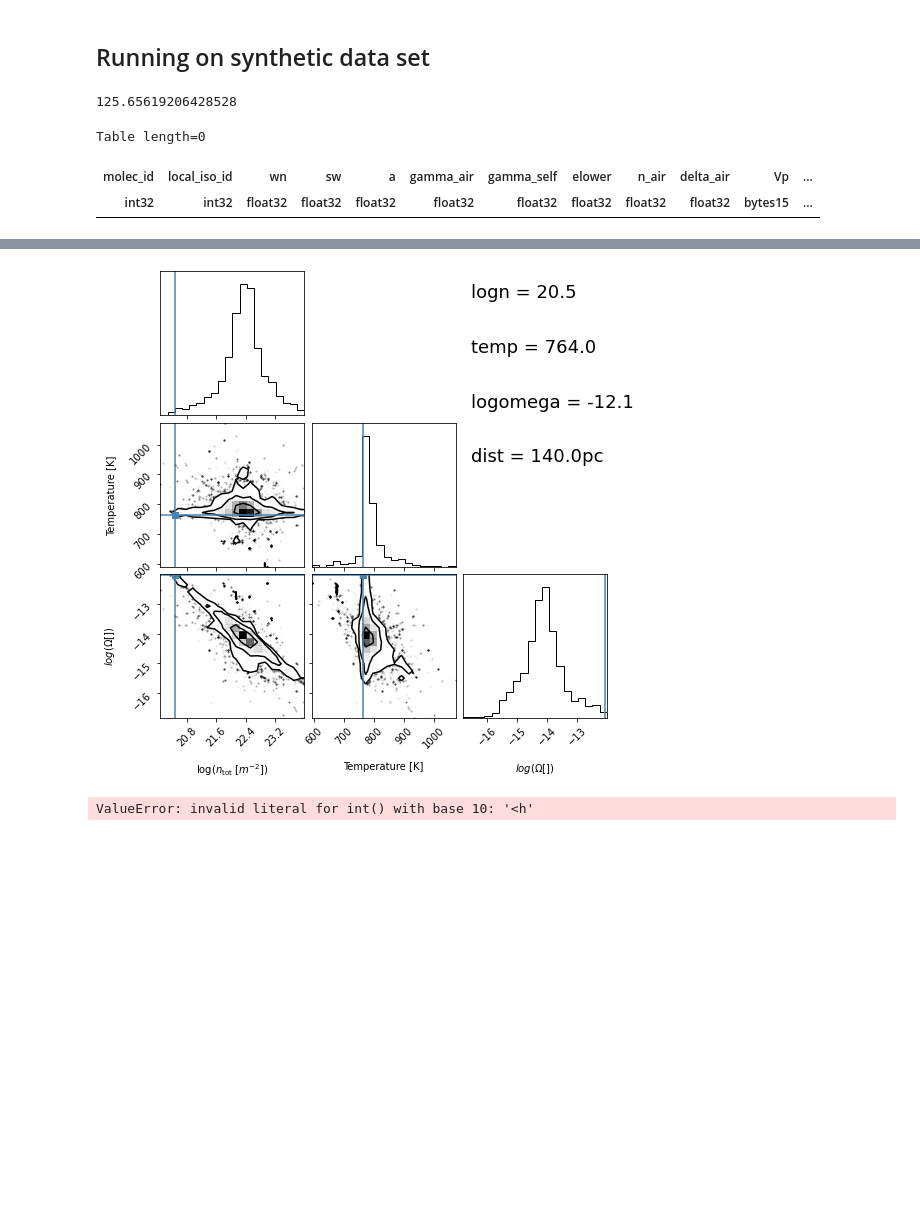
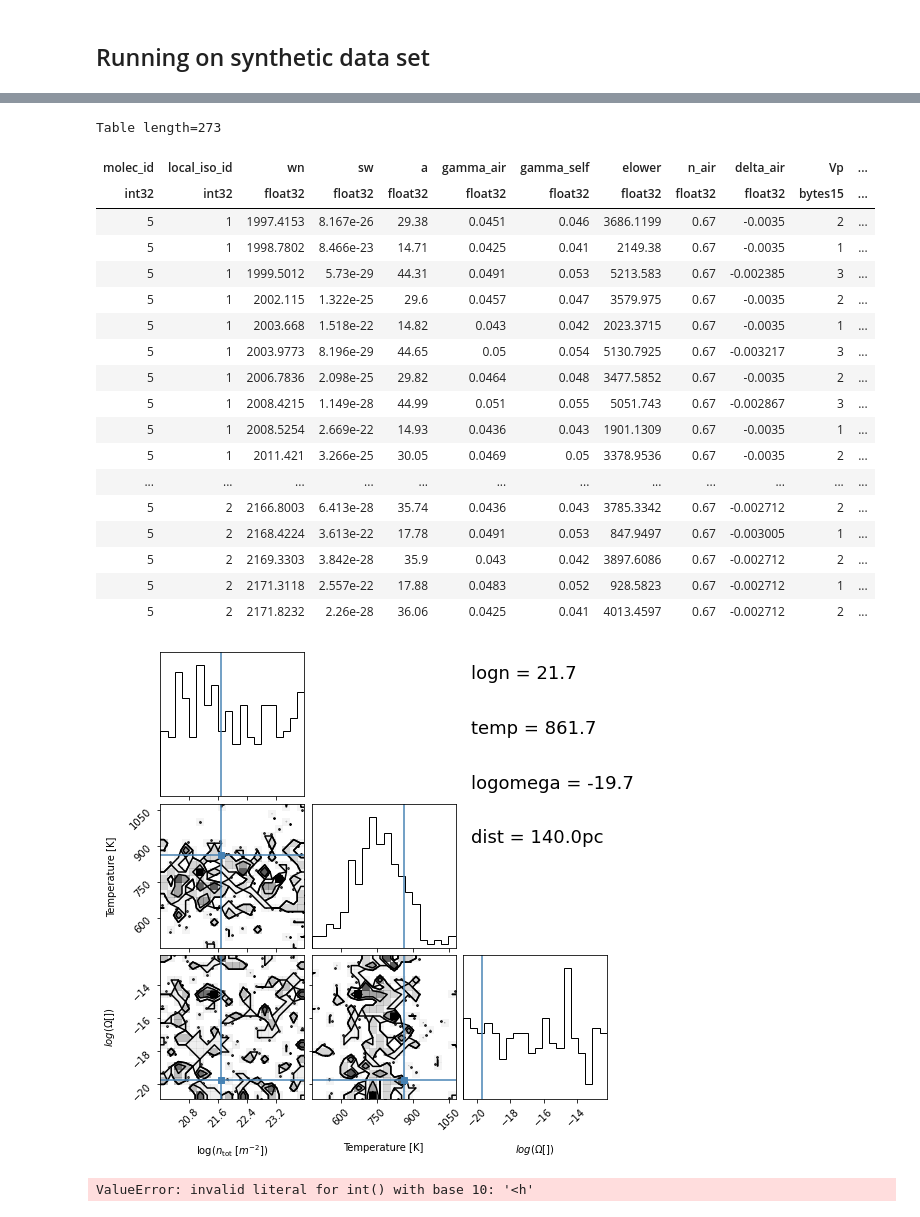
Before and after one commit to csalyk/slab_fitter, a Jupyter notebook: slab_fitter_adam.ipynb, the cells around one changed output, grey strips where cells are left out. Cells and saved outputs as stored; diff of their text form; code cells hidden in the pictures; blank space fills up the shorter version.

```diff
--- a/slab_fitter_adam.ipynb
+++ b/slab_fitter_adam.ipynb
@@ -47,11 +47,11 @@ params = np.array([logn, temp, logomega, distance])
 
 # Make spectrum
 
-spec = make_spec('CO2', 10**params[0], params[1], sangle_to_area(10**params[2], params[3]),\
-                 wmin=(1/5000.)*10**4, wmax=(1/5500.)*10**4, isotopologue_number = 1, d_pc=distance, swmin=4e-22)
+spec = make_spec('CO', 10**params[0], params[1], sangle_to_area(10**params[2], params[3]),\
+                 wmin=4.6, wmax=5.01, isotopologue_number = 1, d_pc=distance)
 
-spec2 = make_spec('HCN', 10**params[0], params[1], sangle_to_area(10**params[2], params[3]),
-             wmin=(1/5000.)*10**4, wmax=(1/5500.)*10**4, isotopologue_number = 1, d_pc=distance, swmin=4e-22)
+spec2 = make_spec('CH4', 10**params[0], params[1], sangle_to_area(10**params[2], params[3]),
+             wmin=4.6, wmax=5.01, isotopologue_number = 1, d_pc=distance)
 
 
 
@@ -75,17 +75,17 @@ synthdata['lineflux'] += sigma
 synthdata['lineflux_err'] = np.zeros(len(synthdata['lineflux']))+errorpercent*mean_lineflux
 
 
-# start_time=time.time()
-# postsamples = rot_mcmc(synthdata, minwave=1.05, maxwave=4.35,plot=False)
-# end_time=time.time()
+start_time=time.time()
+postsamples = rot_mcmc(synthdata, minwave=4.6, maxwave=5.01,plot=False)
+end_time=time.time()
 
-# fig = corner.corner(postsamples, labels=[ r"$\log(n_\mathrm{tot}$ $[m^{-2}])$",r"Temperature [K]", "$log(\Omega [])$"], truths=[params[0], params[1], params[2]])
+fig = corner.corner(postsamples, labels=[ r"$\log(n_\mathrm{tot}$ $[m^{-2}])$",r"Temperature [K]", "$log(\Omega [])$"], truths=[params[0], params[1], params[2]])
 
 
-# fig.text(.7,0.9,'logn = '+str(round(params[0],1)),fontsize=18)
-# fig.text(.7,0.8,'temp = '+str(round(params[1],1)),fontsize=18)
-# fig.text(.7,0.7,'logomega = '+str(round(params[2],1)),fontsize=18)
-# fig.text(.7,0.6,'dist = '+str(round(params[3],1))+'pc',fontsize=18)
+fig.text(.7,0.9,'logn = '+str(round(params[0],1)),fontsize=18)
+fig.text(.7,0.8,'temp = '+str(round(params[1],1)),fontsize=18)
+fig.text(.7,0.7,'logomega = '+str(round(params[2],1)),fontsize=18)
+fig.text(.7,0.6,'dist = '+str(round(params[3],1))+'pc',fontsize=18)
 
 print(end_time-start_time)
 
@@ -95,14 +95,8 @@ print(end_time-start_time)
 # 18750 - 360s input size = 165 emission lines (CO (isot=1) + CH4 (isot=1) emission lines)
 # 20000 - (O2 (isot=1))
 # 20000 - 125s input size = 74 emission lines (CO2 (isot=1) + HCN (isot=1))
-
-mybool = synthdata['lineflux'] > 0
-synthdata[mybool]
+# 20000 - 500s input size = 331 emission lines (HCN (isot=1) + O2 (isot=1))
+# 20000 - 195s input size = 110 emission lines (C2H2 (isot=1) + O3 (isot=1))
-# %% [output]
-125.65619206428528
-Table length=0
-| molec_id | local_iso_id | wn | sw | a | gamma_air | gamma_self | elower | n_air | delta_air | Vp | ... |
-| int32 | int32 | float32 | float32 | float32 | float32 | float32 | float32 | float32 | float32 | bytes15 | ... |
 # %%
 fig = corner.corner(postsamples, labels=[ r"$\log(n_\mathrm{tot}$ $[m^{-2}])$",r"Temperature [K]", "$log(\Omega [])$"], truths=[params[0], params[1], params[2]])
 
@@ -111,4 +105,6 @@ fig.text(.7,0.9,'logn = '+str(round(params[0],1)),fontsize=18)
 fig.text(.7,0.8,'temp = '+str(round(params[1],1)),fontsize=18)
 fig.text(.7,0.7,'logomega = '+str(round(params[2],1)),fontsize=18)
 fig.text(.7,0.6,'dist = '+str(round(params[3],1))+'pc',fontsize=18)
+
+synthdata
 # %% [output]
@@ -116,4 +114,23 @@ Text(0.7, 0.6, 'dist = 140.0pc')
+Table length=273
+| molec_id | local_iso_id | wn | sw | a | gamma_air | gamma_self | elower | n_air | delta_air | Vp | ... |
+| int32 | int32 | float32 | float32 | float32 | float32 | float32 | float32 | float32 | float32 | bytes15 | ... |
+| 5 | 1 | 1997.4153 | 8.167e-26 | 29.38 | 0.0451 | 0.046 | 3686.1199 | 0.67 | -0.0035 | 2 | ... |
+| 5 | 1 | 1998.7802 | 8.466e-23 | 14.71 | 0.0425 | 0.041 | 2149.38 | 0.67 | -0.0035 | 1 | ... |
+| 5 | 1 | 1999.5012 | 5.73e-29 | 44.31 | 0.0491 | 0.053 | 5213.583 | 0.67 | -0.002385 | 3 | ... |
+| 5 | 1 | 2002.115 | 1.322e-25 | 29.6 | 0.0457 | 0.047 | 3579.975 | 0.67 | -0.0035 | 2 | ... |
+| 5 | 1 | 2003.668 | 1.518e-22 | 14.82 | 0.043 | 0.042 | 2023.3715 | 0.67 | -0.0035 | 1 | ... |
+| 5 | 1 | 2003.9773 | 8.196e-29 | 44.65 | 0.05 | 0.054 | 5130.7925 | 0.67 | -0.003217 | 3 | ... |
+| 5 | 1 | 2006.7836 | 2.098e-25 | 29.82 | 0.0464 | 0.048 | 3477.5852 | 0.67 | -0.0035 | 2 | ... |
+| 5 | 1 | 2008.4215 | 1.149e-28 | 44.99 | 0.051 | 0.055 | 5051.743 | 0.67 | -0.002867 | 3 | ... |
+| 5 | 1 | 2008.5254 | 2.669e-22 | 14.93 | 0.0436 | 0.043 | 1901.1309 | 0.67 | -0.0035 | 1 | ... |
+| 5 | 1 | 2011.421 | 3.266e-25 | 30.05 | 0.0469 | 0.05 | 3378.9536 | 0.67 | -0.0035 | 2 | ... |
+| ... | ... | ... | ... | ... | ... | ... | ... | ... | ... | ... | ... |
+| 5 | 2 | 2166.8003 | 6.413e-28 | 35.74 | 0.0436 | 0.043 | 3785.3342 | 0.67 | -0.002712 | 2 | ... |
+| 5 | 2 | 2168.4224 | 3.613e-22 | 17.78 | 0.0491 | 0.053 | 847.9497 | 0.67 | -0.003005 | 1 | ... |
+| 5 | 2 | 2169.3303 | 3.842e-28 | 35.9 | 0.043 | 0.042 | 3897.6086 | 0.67 | -0.002712 | 2 | ... |
+| 5 | 2 | 2171.3118 | 2.557e-22 | 17.88 | 0.0483 | 0.052 | 928.5823 | 0.67 | -0.002712 | 1 | ... |
+| 5 | 2 | 2171.8232 | 2.26e-28 | 36.06 | 0.0425 | 0.041 | 4013.4597 | 0.67 | -0.002712 | 2 | ... |
-[figure, old version]
+[figure, new version]
 # %%
 # %% [output]
 ValueError: invalid literal for int() with base 10: '<h'
```
Also changed, not shown: parts of 1 cell of this notebook, 1 other file.
